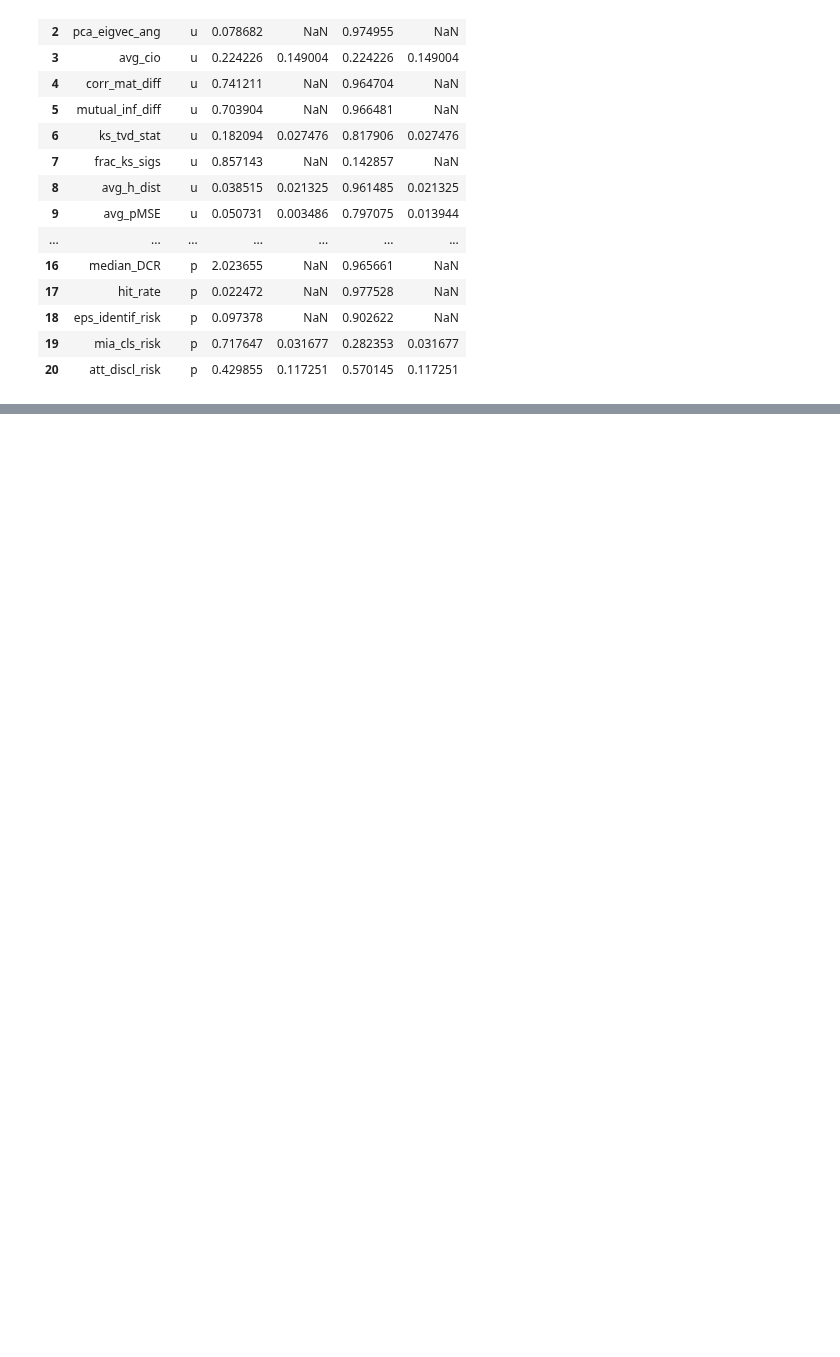
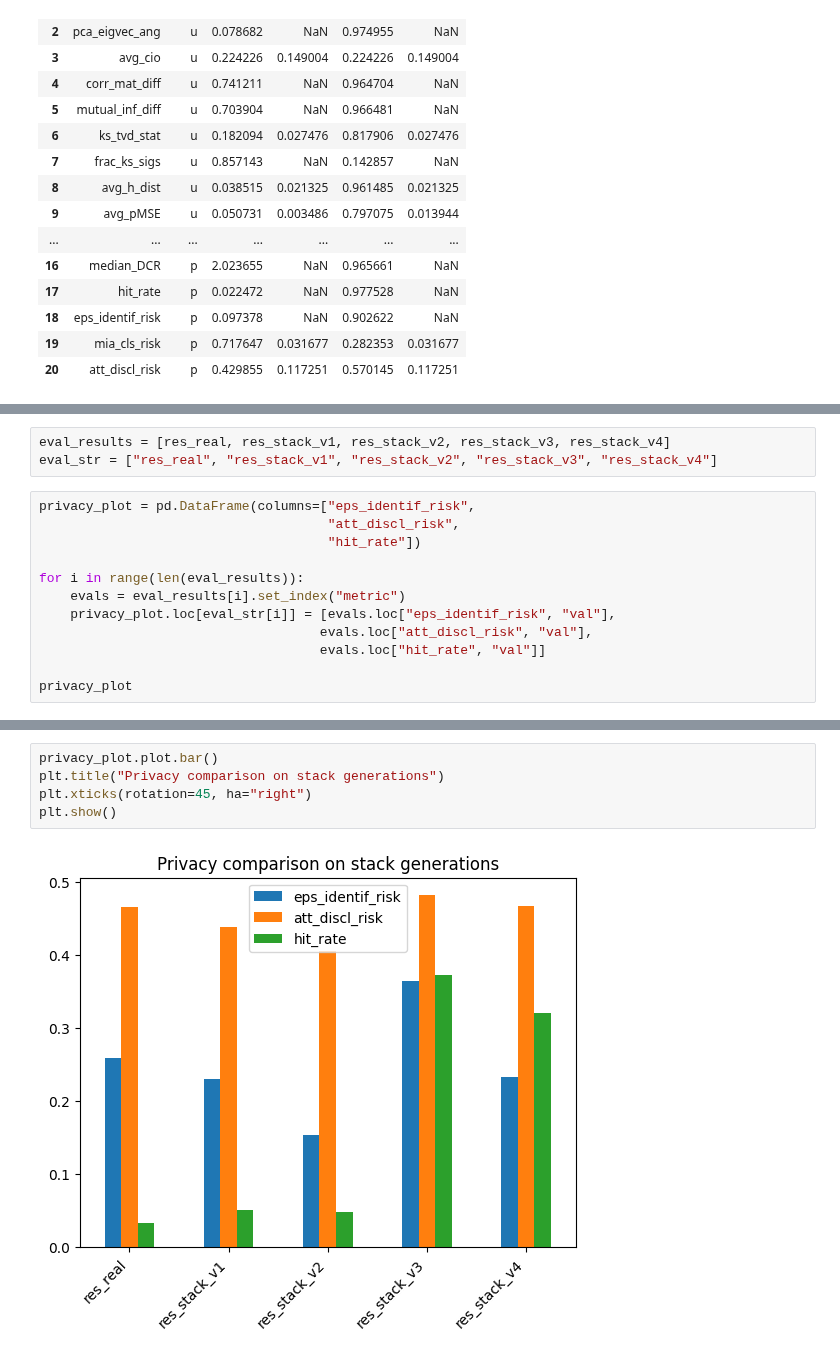
Before and after one commit to LucasBrynk/synthe_size_me, a Jupyter notebook: penguins_syn/penguins_ctgan_syn.ipynb, the cells around one changed output, grey strips where cells are left out. Saved outputs shown, nothing was run; the diff lists cells and outputs as text; blank space fills up the shorter version.

Commit message:
Some plots and eval of stacks

```diff
--- a/penguins_syn/penguins_ctgan_syn.ipynb
+++ b/penguins_syn/penguins_ctgan_syn.ipynb
@@ -602,0 +609,15 @@ Error: AUROC metric did not run, analysis target variable did not have appropria
+# %%
+eval_results = [res_real, res_stack_v1, res_stack_v2, res_stack_v3, res_stack_v4]
+eval_str = ["res_real", "res_stack_v1", "res_stack_v2", "res_stack_v3", "res_stack_v4"]
+# %%
+privacy_plot = pd.DataFrame(columns=["eps_identif_risk",
+                                     "att_discl_risk",
+                                     "hit_rate"])
+
+for i in range(len(eval_results)):
+    evals = eval_results[i].set_index("metric")
+    privacy_plot.loc[eval_str[i]] = [evals.loc["eps_identif_risk", "val"],
+                                    evals.loc["att_discl_risk", "val"],
+                                    evals.loc["hit_rate", "val"]]
+
+privacy_plot
@@ -602,0 +631,7 @@ Error: AUROC metric did not run, analysis target variable did not have appropria
+# %%
+privacy_plot.plot.bar()
+plt.title("Privacy comparison on stack generations")
+plt.xticks(rotation=45, ha="right")
+plt.show()
+# %% [output]
+[figure, added]
```
Also changed, not shown: parts of 9 cells of this notebook.
